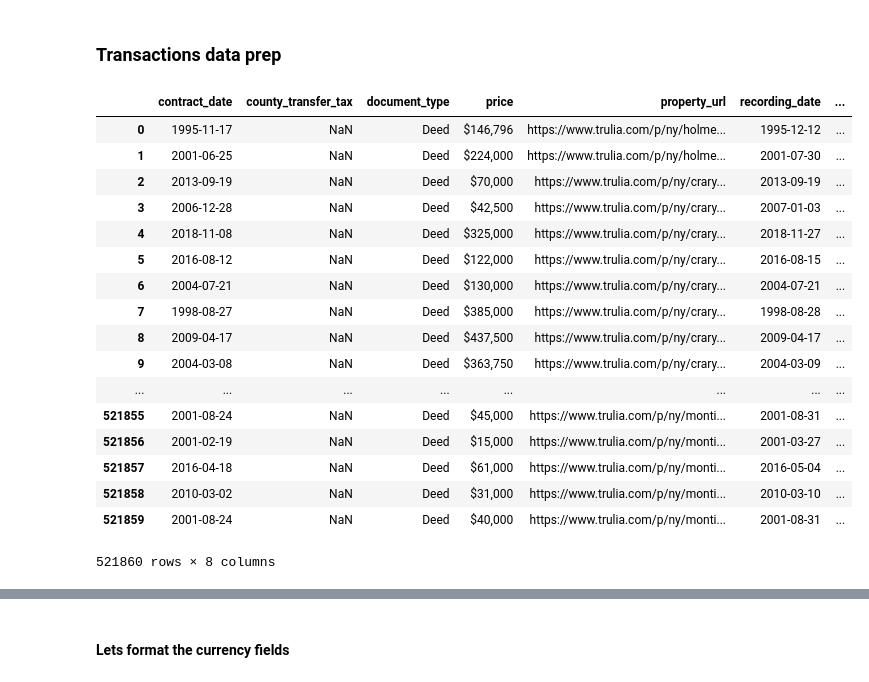
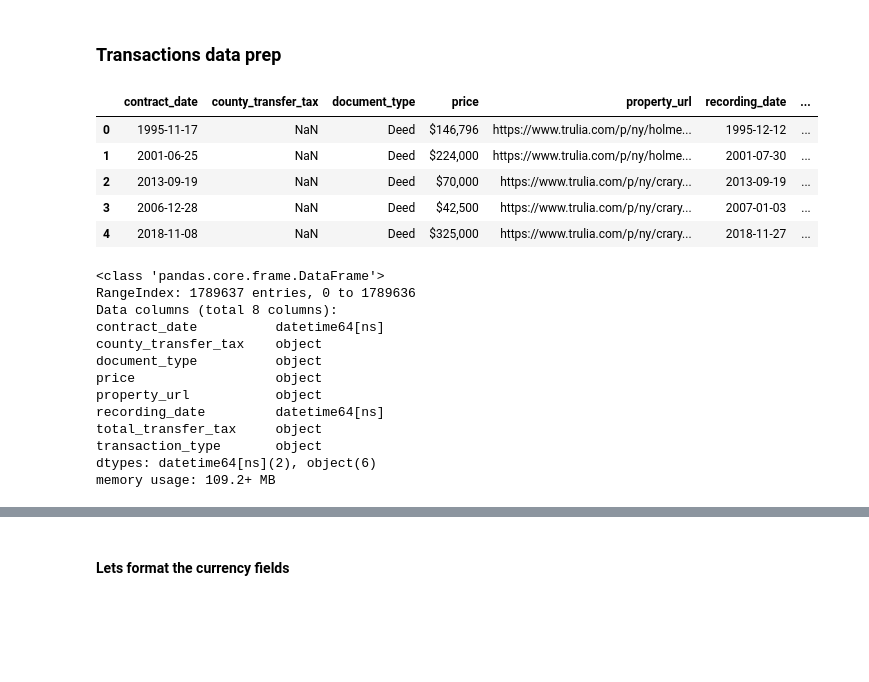
Before and after one commit to Viveckh/LilHomie, a Jupyter notebook: TruliaDataEngineering.ipynb, the cells around one changed output, grey strips where cells are left out. Drawn from its saved outputs; the diff is of its cells as text; code cells hidden in the pictures; blank space fills up the shorter version.

```diff
--- a/TruliaDataEngineering.ipynb
+++ b/TruliaDataEngineering.ipynb
@@ -279,26 +257,30 @@ memory usage: 102.1+ MB
 # %%
 transactions_df = pd.read_csv("./housingWebScraper/housingWebScraper/output/Transaction-lastrun.csv", sep="|", \
                               encoding="latin1", parse_dates=['recording_date', 'contract_date'])
-transactions_df
+transactions_df.head()
 # %% [output]
 |  | contract_date | county_transfer_tax | document_type | price | property_url | recording_date | ... |
 | 0 | 1995-11-17 | NaN | Deed | $146,796 | https://www.trulia.com/p/ny/holme... | 1995-12-12 | ... |
 | 1 | 2001-06-25 | NaN | Deed | $224,000 | https://www.trulia.com/p/ny/holme... | 2001-07-30 | ... |
 | 2 | 2013-09-19 | NaN | Deed | $70,000 | https://www.trulia.com/p/ny/crary... | 2013-09-19 | ... |
 | 3 | 2006-12-28 | NaN | Deed | $42,500 | https://www.trulia.com/p/ny/crary... | 2007-01-03 | ... |
 | 4 | 2018-11-08 | NaN | Deed | $325,000 | https://www.trulia.com/p/ny/crary... | 2018-11-27 | ... |
-| 5 | 2016-08-12 | NaN | Deed | $122,000 | https://www.trulia.com/p/ny/crary... | 2016-08-15 | ... |
-| 6 | 2004-07-21 | NaN | Deed | $130,000 | https://www.trulia.com/p/ny/crary... | 2004-07-21 | ... |
-| 7 | 1998-08-27 | NaN | Deed | $385,000 | https://www.trulia.com/p/ny/crary... | 1998-08-28 | ... |
-| 8 | 2009-04-17 | NaN | Deed | $437,500 | https://www.trulia.com/p/ny/crary... | 2009-04-17 | ... |
-| 9 | 2004-03-08 | NaN | Deed | $363,750 | https://www.trulia.com/p/ny/crary... | 2004-03-09 | ... |
-| ... | ... | ... | ... | ... | ... | ... | ... |
-| 521855 | 2001-08-24 | NaN | Deed | $45,000 | https://www.trulia.com/p/ny/monti... | 2001-08-31 | ... |
-| 521856 | 2001-02-19 | NaN | Deed | $15,000 | https://www.trulia.com/p/ny/monti... | 2001-03-27 | ... |
-| 521857 | 2016-04-18 | NaN | Deed | $61,000 | https://www.trulia.com/p/ny/monti... | 2016-05-04 | ... |
-| 521858 | 2010-03-02 | NaN | Deed | $31,000 | https://www.trulia.com/p/ny/monti... | 2010-03-10 | ... |
-| 521859 | 2001-08-24 | NaN | Deed | $40,000 | https://www.trulia.com/p/ny/monti... | 2001-08-31 | ... |
-521860 rows × 8 columns
+# %%
+transactions_df.info()
+# %% [output]
+<class 'pandas.core.frame.DataFrame'>
+RangeIndex: 1789637 entries, 0 to 1789636
+Data columns (total 8 columns):
+contract_date          datetime64[ns]
+county_transfer_tax    object
+document_type          object
+price                  object
+property_url           object
+recording_date         datetime64[ns]
+total_transfer_tax     object
+transaction_type       object
+dtypes: datetime64[ns](2), object(6)
+memory usage: 109.2+ MB
 # %%
 transactions_df.transaction_type.value_counts()
 # %% [output]
```
Also changed, not shown: parts of 16 cells of this notebook, 1 other file.
